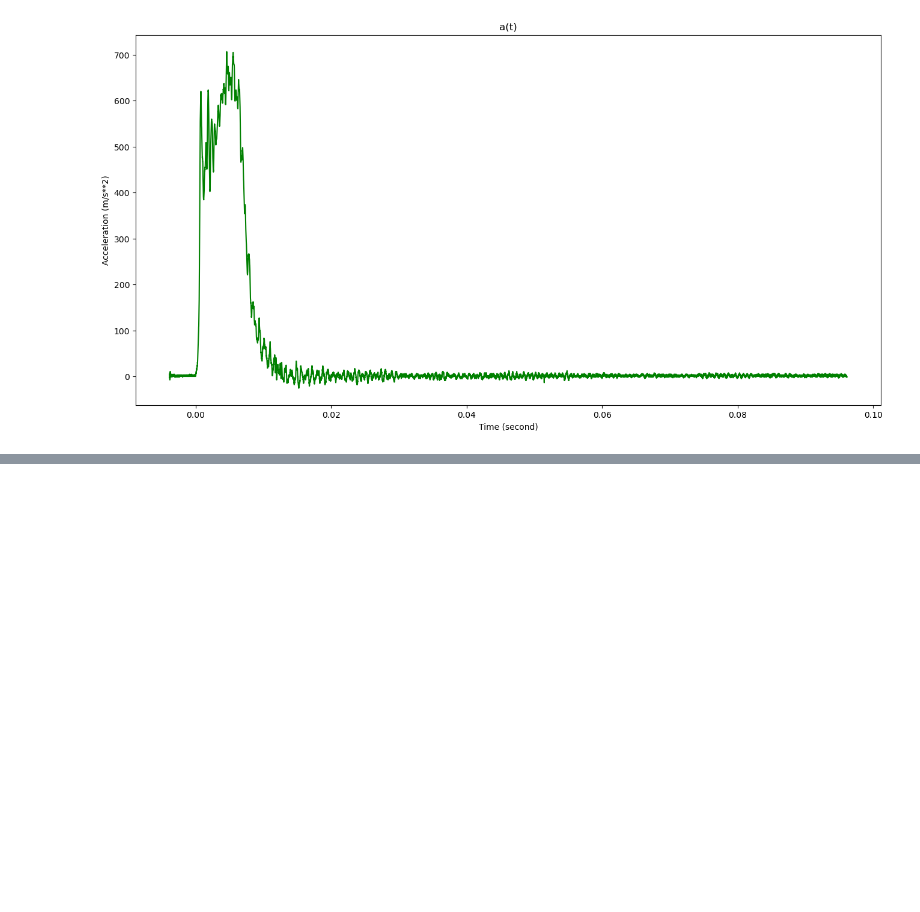
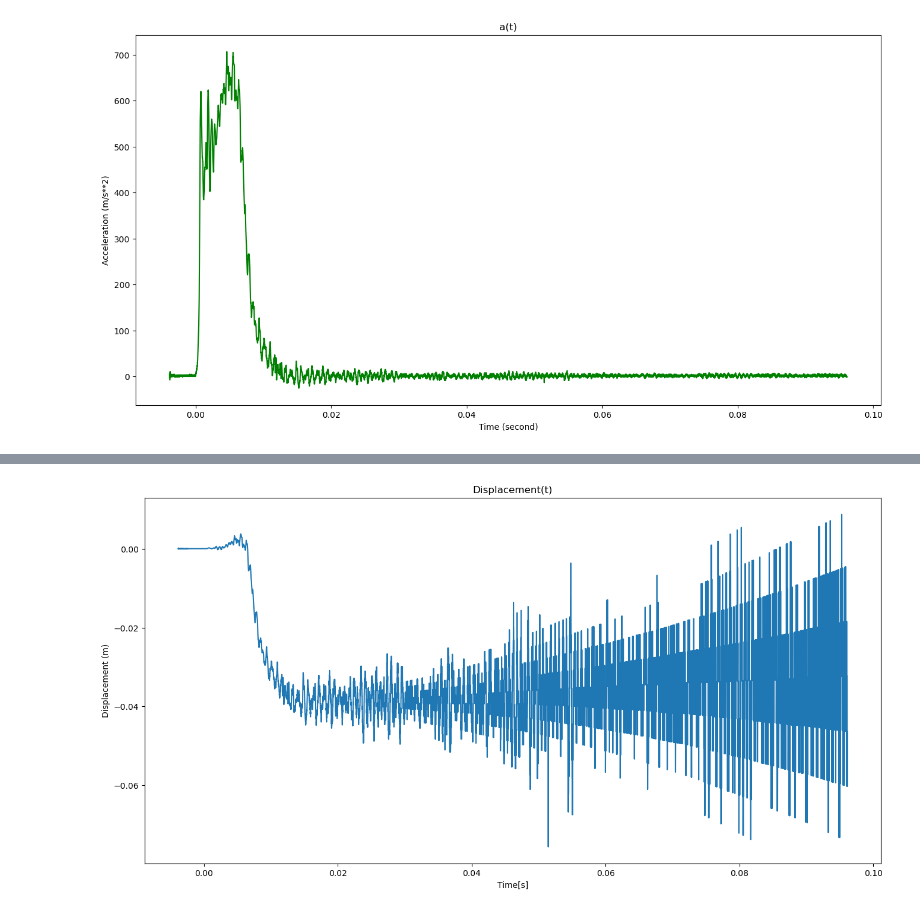
Before and after one commit to SamiOnur/SafetyReports, a Jupyter notebook: Safety01/Safety01.ipynb, the cells around one changed output, grey strips where cells are left out. Drawn from its saved outputs; the diff is of its cells as text; code cells hidden in the pictures; blank space fills up the shorter version.

```diff
--- a/Safety01/Safety01.ipynb
+++ b/Safety01/Safety01.ipynb
@@ -52,0 +66,13 @@ plt.show()
+# %%
+displacement = sum_velocities.diff() * data["Time(s)"][1:]
+sum_displacements = displacement.cumsum()
+# Integral of velocity
+# %%
+plt.figure(figsize=(16, 8))
+plt.plot(data["Time(s)"], sum_displacements)
+plt.xlabel("Time[s]")
+plt.ylabel('Displacement (m)')
+plt.title("Displacement(t)")
+plt.show()
+# %% [output]
+[figure, added]
```
Also changed, not shown: parts of 3 cells of this notebook, 1 other file.
